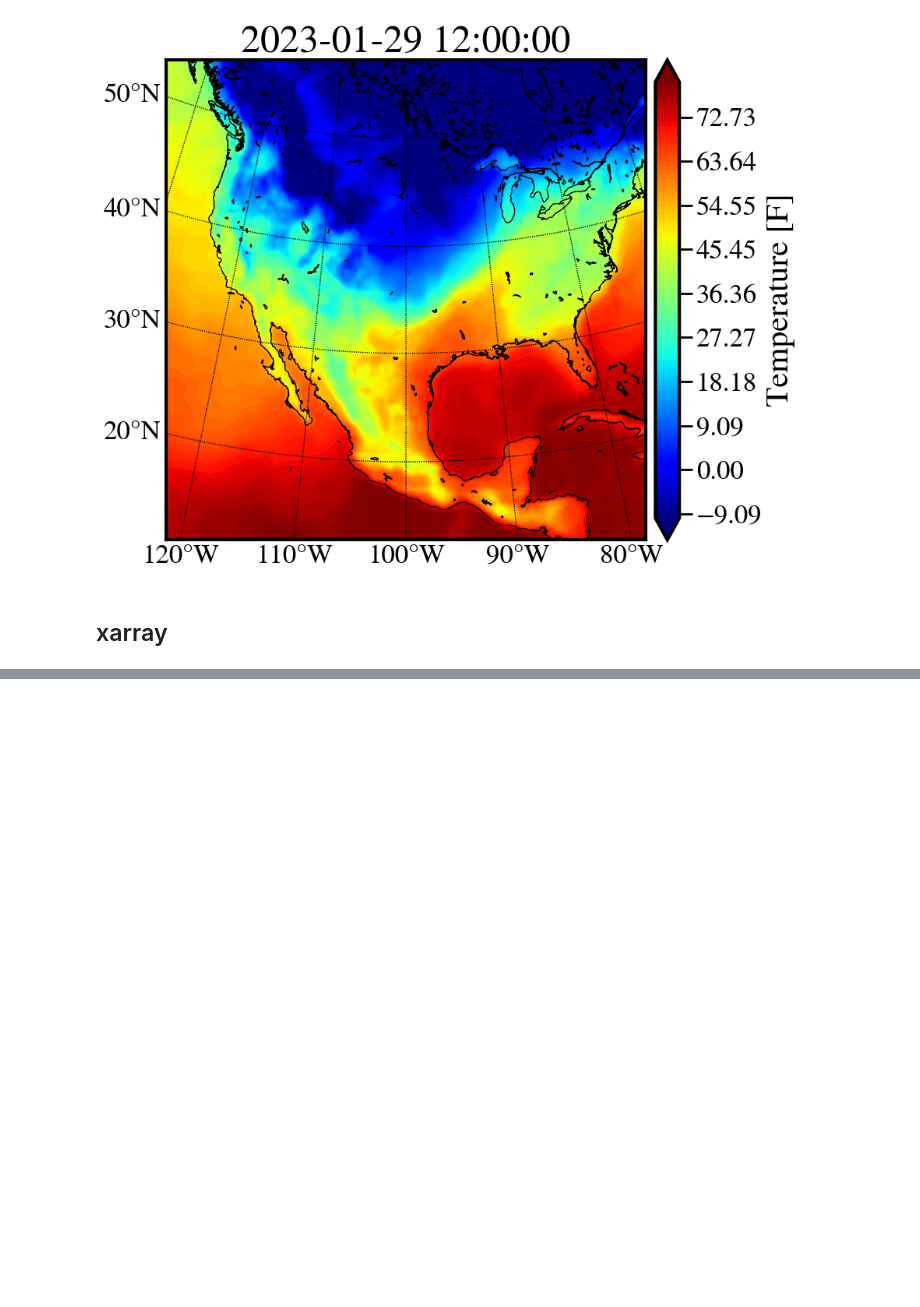
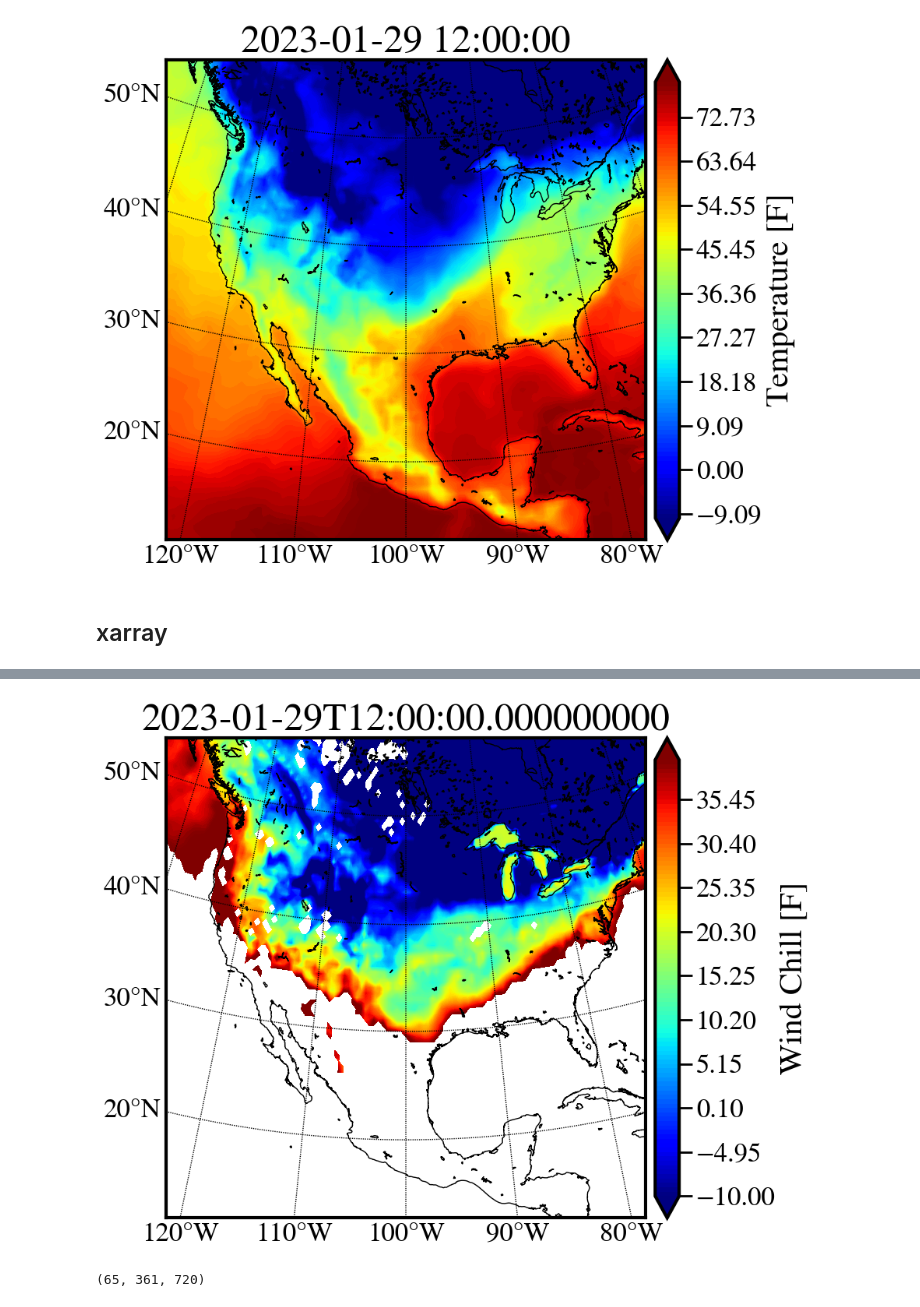
Before and after one commit to SidneyLower-NOAA/SMD_Notebooks, a Jupyter notebook: fun_with_grib2io.ipynb, the cells around one changed output, grey strips where cells are left out. Drawn from its saved outputs; the diff is of its cells as text; code cells hidden in the pictures; blank space fills up the shorter version.

Commit message:
finished with metpy calc example

```diff
--- a/fun_with_grib2io.ipynb
+++ b/fun_with_grib2io.ipynb
@@ -215,4 +230,0 @@ m = Basemap(projection='lcc',lon_0=-100,lat_0=35,width=5e6,height=5e6,resolution
-# %%
-
-lats, lons = test.TMP.latitude.data, test.TMP.longitude.data
-xx, yy = m(lons, lats)
@@ -486,3 +251,13 @@ plt.show()
+# %%
+from metpy.units import units
+temp = test.TMP.data * units.kelvin
+wind = test.GUST * (units.m / units.s)
+# %%
+import metpy.calc as mpcalc
+
+t = mpcalc.windchill(temp.to(units.fahrenheit), wind, face_level_winds=True)
+# %%
+wind_chill = t
 # %%
 np.shape(t)
 # %% [output]
@@ -489,0 +265,18 @@ np.shape(t)
+# %%
+#norm = colors.Normalize(vmin=-10, vmax=100)
+cs = m.contourf(xx,yy,wind_chill,levels=np.linspace(-10,40,100),cmap=plt.cm.jet, extend='both')
+
+m.colorbar(location='right',label='Wind Chill [F]')
+
+m.drawcoastlines()
+m.drawparallels(np.arange(-90.,120.,10.), labels=[1,0,0,0],fontsize=25)
+m.drawmeridians(np.arange(0.,360.,10.), labels=[0,0,0,1],fontsize=25)
+plt.title(test.TMP.refDate.data
+         )
+plt.show()
+# %% [output]
+[figure, added]
+# %%
+np.shape(t)
+# %% [output]
+(65, 361, 720)
```
Also changed, not shown: parts of 54 cells of this notebook.
